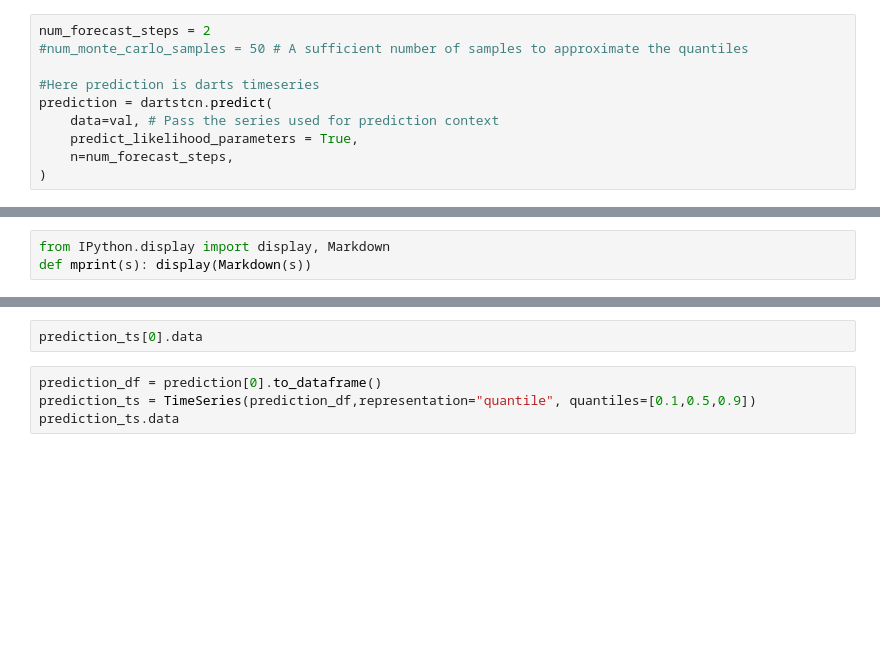
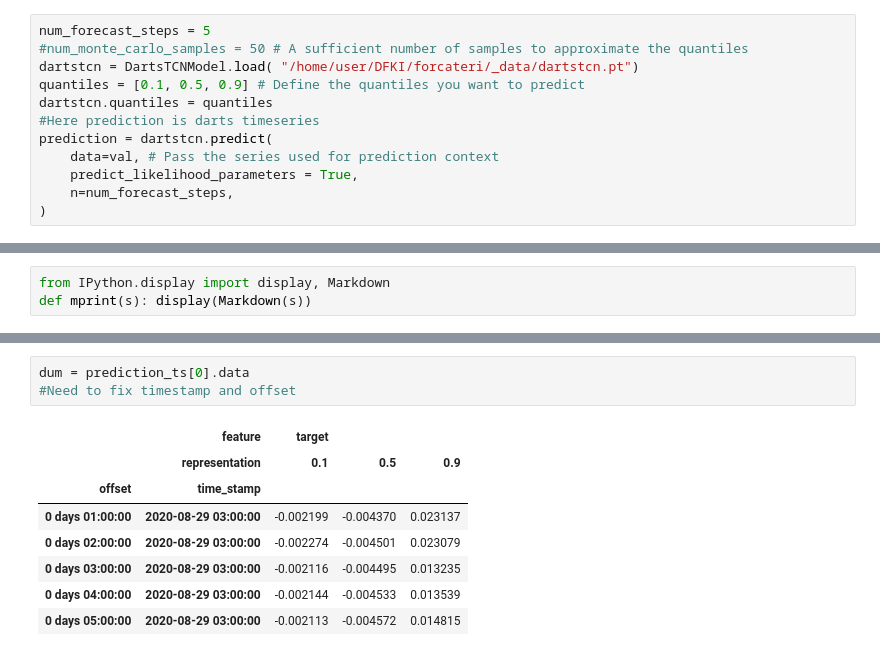
Before and after one commit to connected-intelligent-systems/forcateri, a Jupyter notebook: notebooks/model_test.ipynb, the cells around one changed output, grey strips where cells are left out. Saved outputs shown, nothing was run; the diff lists cells and outputs as text; blank space fills up the shorter version.

```diff
--- a/notebooks/model_test.ipynb
+++ b/notebooks/model_test.ipynb
@@ -88,7 +133,9 @@ dartstcn.fit(train_data = train, val_data=val)
 # %%
-num_forecast_steps = 2
+num_forecast_steps = 5
 #num_monte_carlo_samples = 50 # A sufficient number of samples to approximate the quantiles
-
+dartstcn = DartsTCNModel.load( "/home/user/DFKI/forcateri/_data/dartstcn.pt")
+quantiles = [0.1, 0.5, 0.9] # Define the quantiles you want to predict
+dartstcn.quantiles = quantiles
 #Here prediction is darts timeseries
 prediction = dartstcn.predict(
     data=val, # Pass the series used for prediction context
@@ -103,6 +194,12 @@ prediction_ts = dartstcn.to_time_series(prediction)
-# %%
-prediction_ts[0].data
-# %%
-prediction_df = prediction[0].to_dataframe()
-prediction_ts = TimeSeries(prediction_df,representation="quantile", quantiles=[0.1,0.5,0.9])
-prediction_ts.data
+# %%
+dum = prediction_ts[0].data
+#Need to fix timestamp and offset
+# %% [output]
+|  | feature | target |  |  |
+|  | representation | 0.1 | 0.5 | 0.9 |
+| offset | time_stamp |  |  |  |
+| 0 days 01:00:00 | 2020-08-29 03:00:00 | -0.002199 | -0.004370 | 0.023137 |
+| 0 days 02:00:00 | 2020-08-29 03:00:00 | -0.002274 | -0.004501 | 0.023079 |
+| 0 days 03:00:00 | 2020-08-29 03:00:00 | -0.002116 | -0.004495 | 0.013235 |
+| 0 days 04:00:00 | 2020-08-29 03:00:00 | -0.002144 | -0.004533 | 0.013539 |
+| 0 days 05:00:00 | 2020-08-29 03:00:00 | -0.002113 | -0.004572 | 0.014815 |
```
Also changed, not shown: parts of 13 cells of this notebook, 1 other file.
